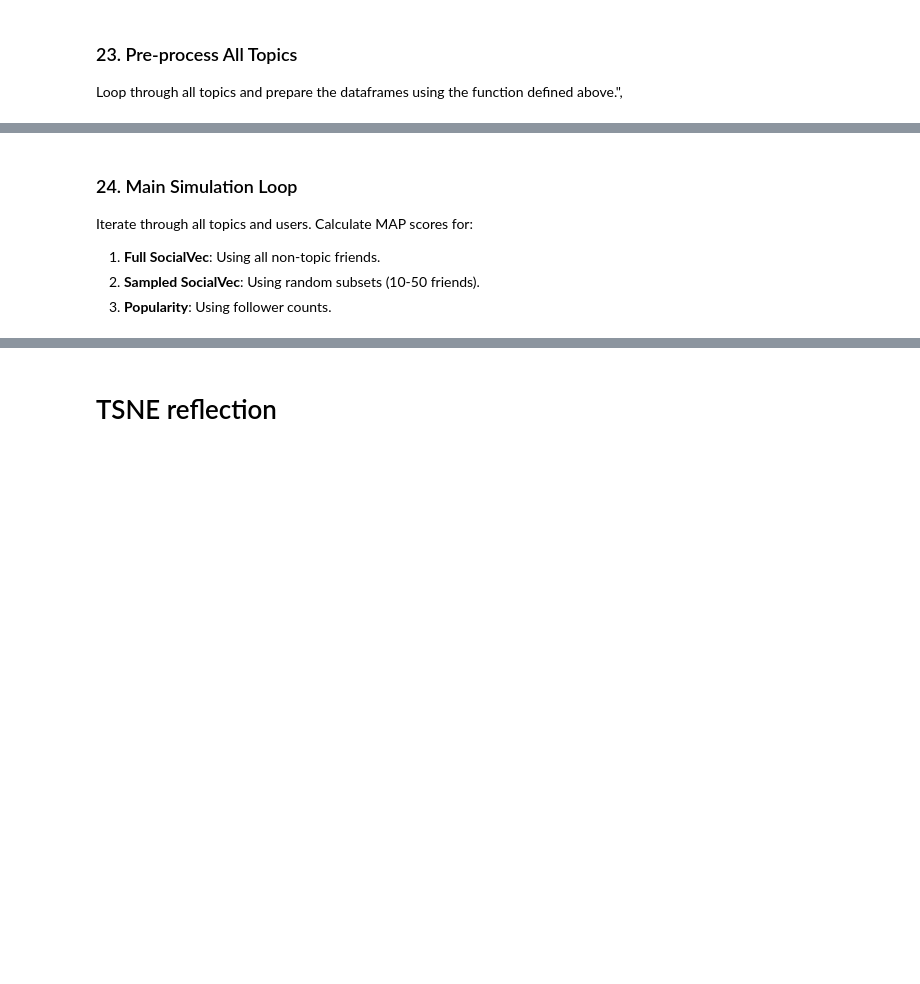
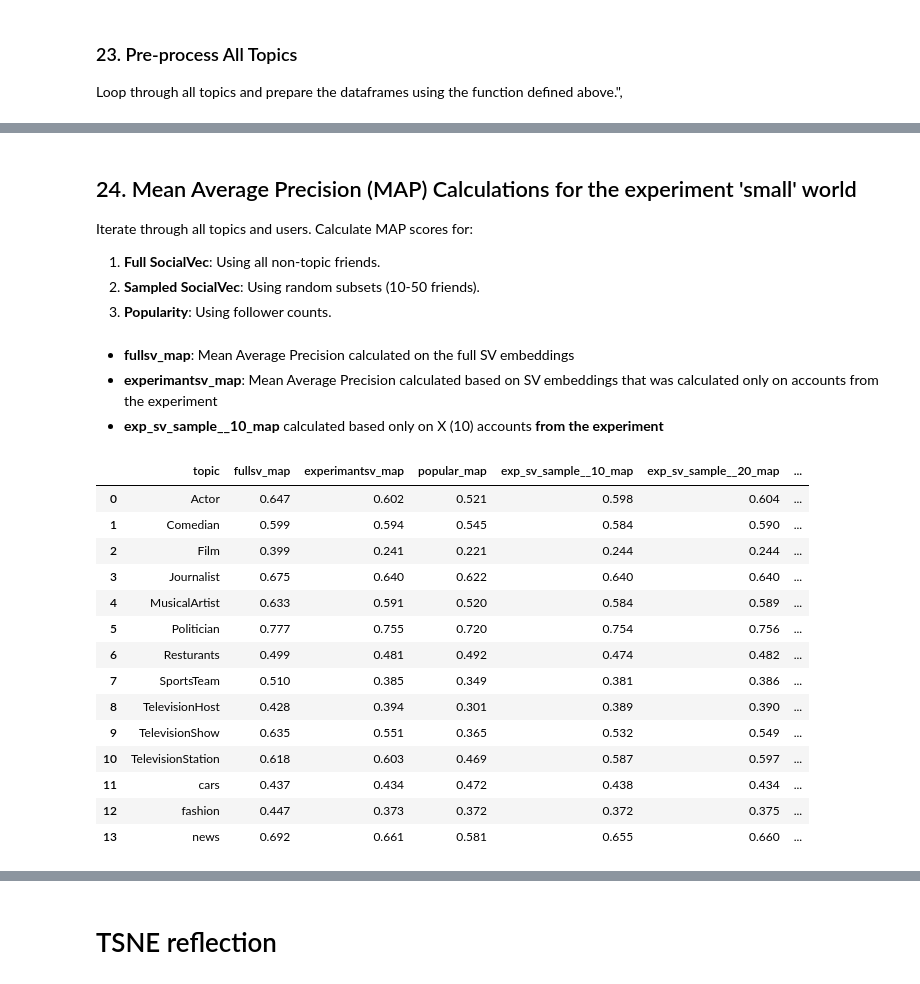
Before and after one commit to nirlotan/personalized_recommendation, a Jupyter notebook: recommendation_evaluation/recommendation_p2.ipynb, the cells around one changed output, grey strips where cells are left out. Saved outputs shown, nothing was run; the diff lists cells and outputs as text; code cells hidden in the pictures; blank space fills up the shorter version.

```diff
--- a/recommendation_evaluation/recommendation_p2.ipynb
+++ b/recommendation_evaluation/recommendation_p2.ipynb
@@ -206,5 +240,5 @@ df_stats[['topic','friends_ids_len',
 # %% [markdown]
-### 24. Main Simulation Loop
+## 24. Mean Average Precision (MAP) Calculations for the experiment 'small' world
 Iterate through all topics and users. Calculate MAP scores for:
 
 1. **Full SocialVec**: Using all non-topic friends.
@@ -270,0 +301,25 @@ threshold_restuls = map_all_topics[['topic']+columns_to_show].groupby(by='topic'
+# %% [markdown]
+- **fullsv_map**: Mean Average Precision calculated on the full SV embeddings
+- **experimantsv_map**: Mean Average Precision calculated based on SV embeddings that was calculated only on accounts from the experiment
+- **exp_sv_sample__10_map** calculated based only on X (10) accounts **from the experiment**
+# %%
+pd.set_option('display.float_format', '{:,.3f}'.format)
+columns_to_show = [col for col in map_result.columns if 'map' in col]
+threshold_restuls = map_all_topics[['topic']+columns_to_show].groupby(by='topic').mean().reset_index()
+threshold_restuls
+# %% [output]
+|  | topic | fullsv_map | experimantsv_map | popular_map | exp_sv_sample__10_map | exp_sv_sample__20_map | ... |
+| 0 | Actor | 0.647 | 0.602 | 0.521 | 0.598 | 0.604 | ... |
+| 1 | Comedian | 0.599 | 0.594 | 0.545 | 0.584 | 0.590 | ... |
+| 2 | Film | 0.399 | 0.241 | 0.221 | 0.244 | 0.244 | ... |
+| 3 | Journalist | 0.675 | 0.640 | 0.622 | 0.640 | 0.640 | ... |
+| 4 | MusicalArtist | 0.633 | 0.591 | 0.520 | 0.584 | 0.589 | ... |
+| 5 | Politician | 0.777 | 0.755 | 0.720 | 0.754 | 0.756 | ... |
+| 6 | Resturants | 0.499 | 0.481 | 0.492 | 0.474 | 0.482 | ... |
+| 7 | SportsTeam | 0.510 | 0.385 | 0.349 | 0.381 | 0.386 | ... |
+| 8 | TelevisionHost | 0.428 | 0.394 | 0.301 | 0.389 | 0.390 | ... |
+| 9 | TelevisionShow | 0.635 | 0.551 | 0.365 | 0.532 | 0.549 | ... |
+| 10 | TelevisionStation | 0.618 | 0.603 | 0.469 | 0.587 | 0.597 | ... |
+| 11 | cars | 0.437 | 0.434 | 0.472 | 0.438 | 0.434 | ... |
+| 12 | fashion | 0.447 | 0.373 | 0.372 | 0.372 | 0.375 | ... |
+| 13 | news | 0.692 | 0.661 | 0.581 | 0.655 | 0.660 | ... |
```
Also changed, not shown: parts of 96 cells of this notebook.
